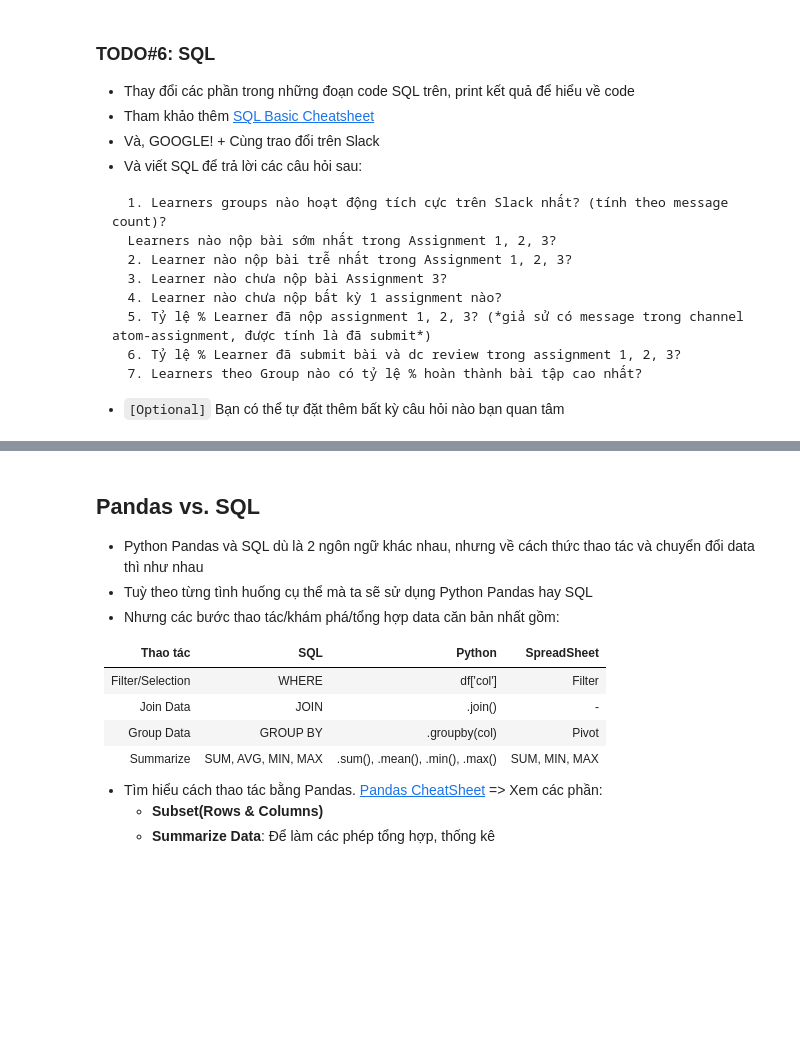
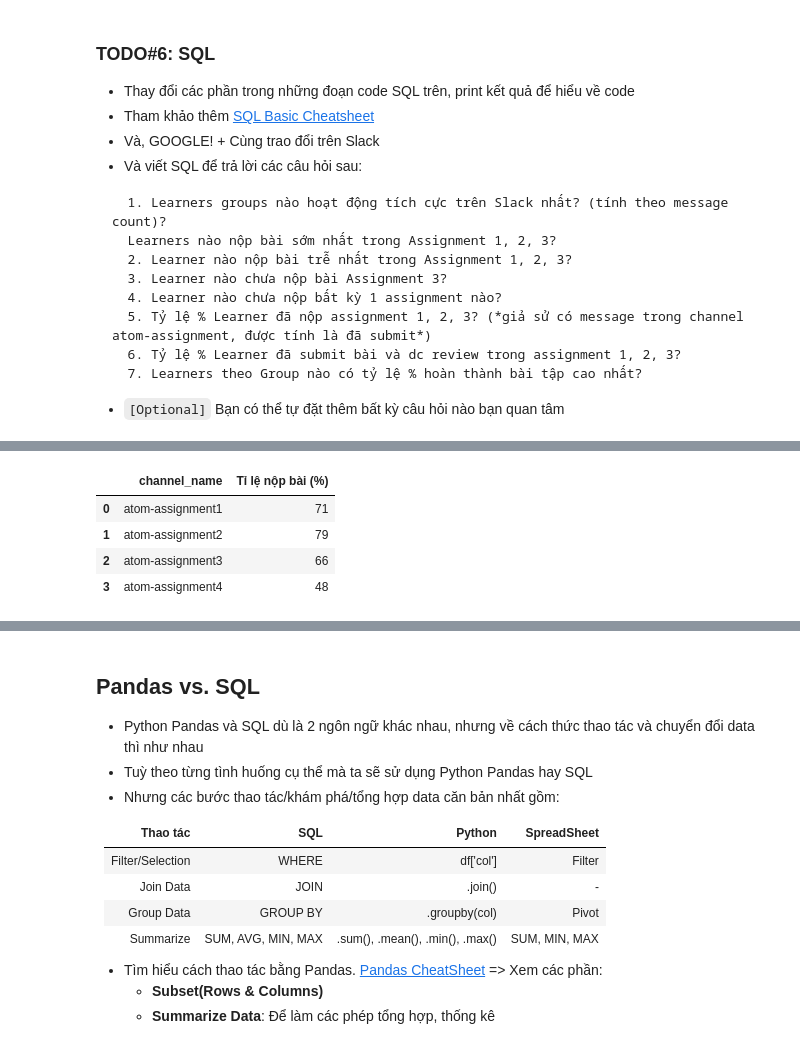
Before and after one commit to ngocvu74/atom-assignments, a Jupyter notebook: Home_assignment_4.ipynb, the cells around one changed output, grey strips where cells are left out. Saved outputs shown, nothing was run; the diff lists cells and outputs as text; code cells hidden in the pictures; blank space fills up the shorter version.

```diff
--- a/Home_assignment_4.ipynb
+++ b/Home_assignment_4.ipynb
@@ -924,0 +986,21 @@ con.execute(SQL_3).fetch_df()
+# %%
+##5. Tỷ lệ % Learner đã nộp assignment 1, 2, 3? (*giả sử có message trong channel atom-assignment, được tính là đã submit*)
+
+SQL_6 = '''
+SELECT t1.channel_name, format(t1.submited_cnt * 100/ t.learner_cnt,'P') as 'Tỉ lệ nộp bài (%)'
+FROM (SELECT count(user_id) as 'learner_cnt'
+        FROM members_df
+        WHERE DataCracy_role like 'Learner%' ) t,
+    (SELECT count(distinct t.user_id) as 'submited_cnt', a.channel_name
+        FROM msg_df t JOIN channel_df a on t.channel_id = a.channel_id
+            JOIN members_df mem on mem.user_id = t.user_id
+        WHERE channel_name like'atom-assignment_' and mem.DataCracy_role like 'Learner%' and t.github_link != 'NaN'
+        group by a.channel_name) t1
+'''
+con.execute(SQL_6).fetch_df()
+# %% [output]
+|  | channel_name | Tỉ lệ nộp bài (%) |
+| 0 | atom-assignment1 | 71 |
+| 1 | atom-assignment2 | 79 |
+| 2 | atom-assignment3 | 66 |
+| 3 | atom-assignment4 | 48 |
```
Also changed, not shown: parts of 29 cells of this notebook.
